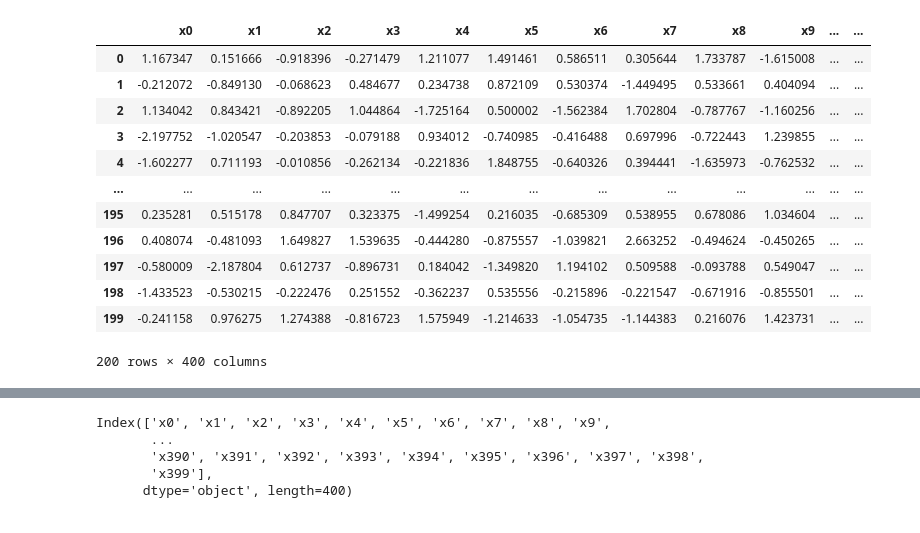
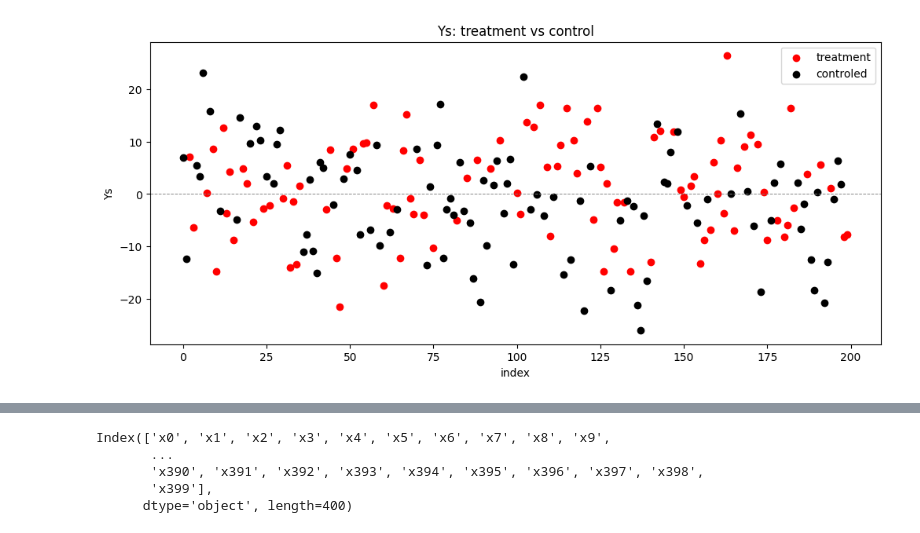
Before and after one commit to Rick7117/Rerandomization, a Jupyter notebook: draft.ipynb, the cells around one changed output, grey strips where cells are left out. Cells and saved outputs as stored; diff of their text form; code cells hidden in the pictures.

```diff
--- a/draft.ipynb
+++ b/draft.ipynb
@@ -22,18 +5,12 @@ Xs
-# %%
-Ws = np.ones(200)
-df = Ys_generator(Xs, Ws, 0.5)
-Xs
-# %% [output]
-|  | x0 | x1 | x2 | x3 | x4 | x5 | x6 | x7 | x8 | x9 | ... | ... |
-| 0 | 1.167347 | 0.151666 | -0.918396 | -0.271479 | 1.211077 | 1.491461 | 0.586511 | 0.305644 | 1.733787 | -1.615008 | ... | ... |
-| 1 | -0.212072 | -0.849130 | -0.068623 | 0.484677 | 0.234738 | 0.872109 | 0.530374 | -1.449495 | 0.533661 | 0.404094 | ... | ... |
-| 2 | 1.134042 | 0.843421 | -0.892205 | 1.044864 | -1.725164 | 0.500002 | -1.562384 | 1.702804 | -0.787767 | -1.160256 | ... | ... |
-| 3 | -2.197752 | -1.020547 | -0.203853 | -0.079188 | 0.934012 | -0.740985 | -0.416488 | 0.697996 | -0.722443 | 1.239855 | ... | ... |
-| 4 | -1.602277 | 0.711193 | -0.010856 | -0.262134 | -0.221836 | 1.848755 | -0.640326 | 0.394441 | -1.635973 | -0.762532 | ... | ... |
-| ... | ... | ... | ... | ... | ... | ... | ... | ... | ... | ... | ... | ... |
-| 195 | 0.235281 | 0.515178 | 0.847707 | 0.323375 | -1.499254 | 0.216035 | -0.685309 | 0.538955 | 0.678086 | 1.034604 | ... | ... |
-| 196 | 0.408074 | -0.481093 | 1.649827 | 1.539635 | -0.444280 | -0.875557 | -1.039821 | 2.663252 | -0.494624 | -0.450265 | ... | ... |
-| 197 | -0.580009 | -2.187804 | 0.612737 | -0.896731 | 0.184042 | -1.349820 | 1.194102 | 0.509588 | -0.093788 | 0.549047 | ... | ... |
-| 198 | -1.433523 | -0.530215 | -0.222476 | 0.251552 | -0.362237 | 0.535556 | -0.215896 | -0.221547 | -0.671916 | -0.855501 | ... | ... |
-| 199 | -0.241158 | 0.976275 | 1.274388 | -0.816723 | 1.575949 | -1.214633 | -1.054735 | -1.144383 | 0.216076 | 1.423731 | ... | ... |
-200 rows × 400 columns
+# %%
+Xs = Xs_generator(rowNum=200, colNum=100)
+# print(Xs.cov().shape)
+Ws_equal_size = Ws_generator_equal_size(Xs)
+df = Ys_generator(Xs, Ws_equal_size)
+randomization_output_plot(df)
+
+# print(Ws)
+# print(Mahalanobis_distance(Xs, Ws))
+# Ws = Ws_generator_AAtest(Xs)
+# %% [output]
+[figure, added]
```
Also changed, not shown: parts of 5 cells of this notebook, 2 other files.
